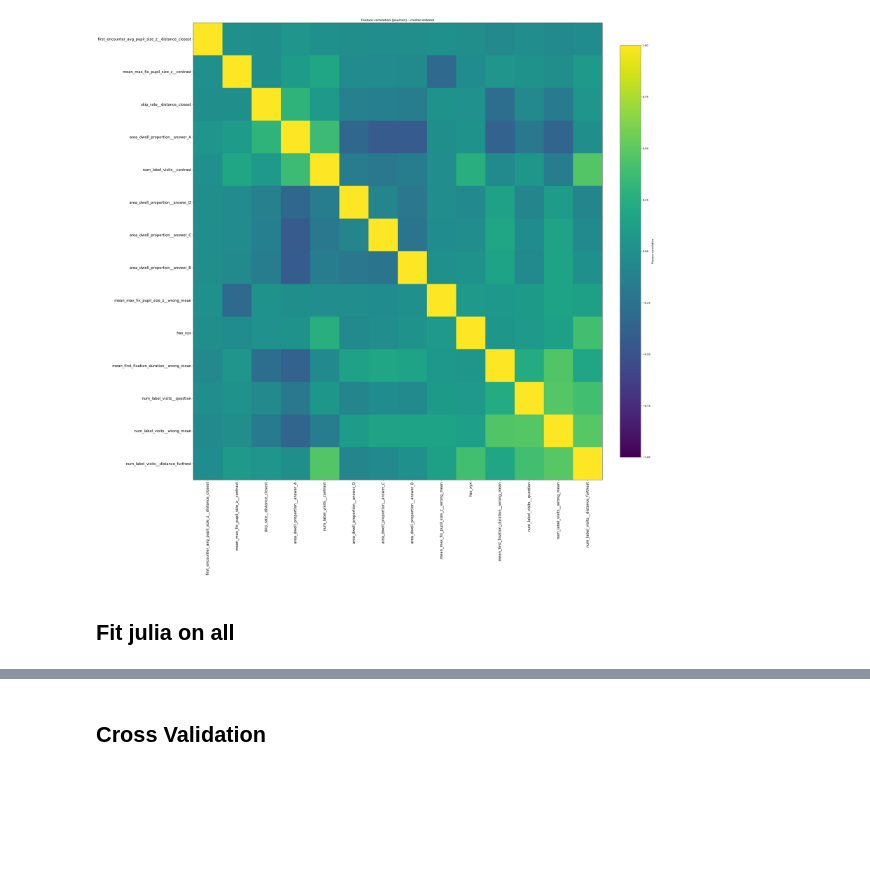
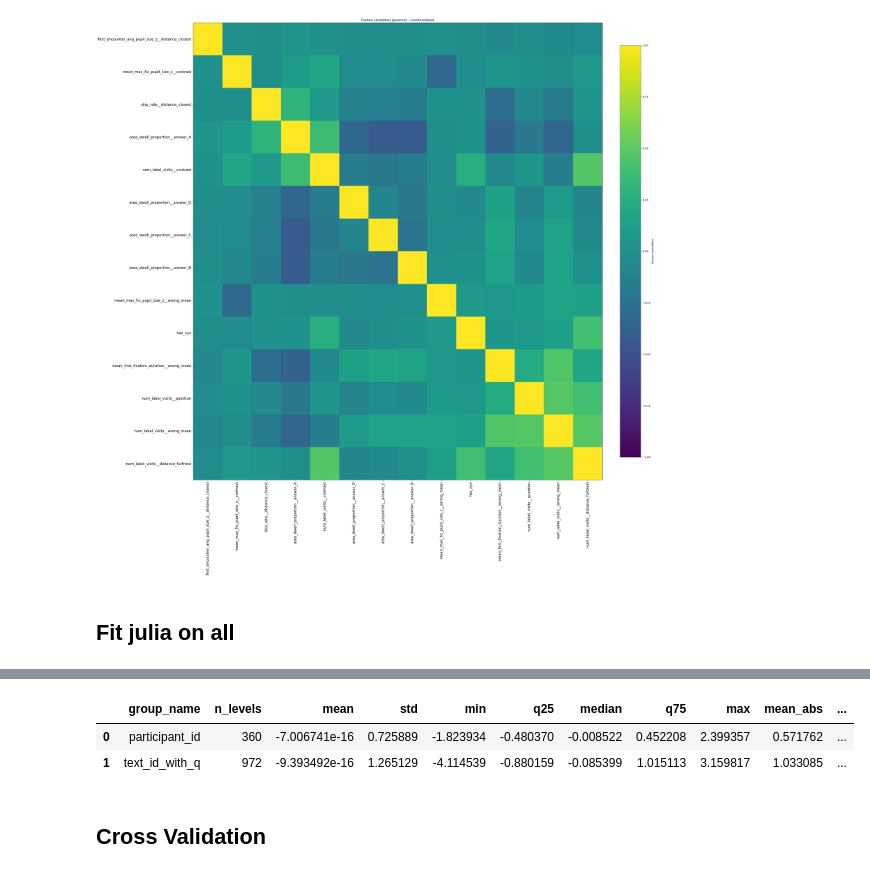
Before and after one commit to Mormorfor/QA_eyetracking, a Jupyter notebook: notebooks/answer_corr_prediction.ipynb, the cells around one changed output, grey strips where cells are left out. Drawn from its saved outputs; the diff is of its cells as text; code cells hidden in the pictures; blank space fills up the shorter version.

```diff
--- a/notebooks/answer_corr_prediction.ipynb
+++ b/notebooks/answer_corr_prediction.ipynb
@@ -493,3 +477,9 @@ Model formula: is_correct ~ 1 + area_dwell_proportion_answer_A + num_label_visit
+# %%
+bundle_fit_all["random_effects_summary_df"]
+# %% [output]
+|  | group_name | n_levels | mean | std | min | q25 | median | q75 | max | mean_abs | ... |
+| 0 | participant_id | 360 | -7.006741e-16 | 0.725889 | -1.823934 | -0.480370 | -0.008522 | 0.452208 | 2.399357 | 0.571762 | ... |
+| 1 | text_id_with_q | 972 | -9.393492e-16 | 1.265129 | -4.114539 | -0.880159 | -0.085399 | 1.015113 | 3.159817 | 1.033085 | ... |
 # %% [markdown]
 ## Cross Validation
 # %%
```
Also changed, not shown: parts of 2 cells of this notebook, 12 other files.
